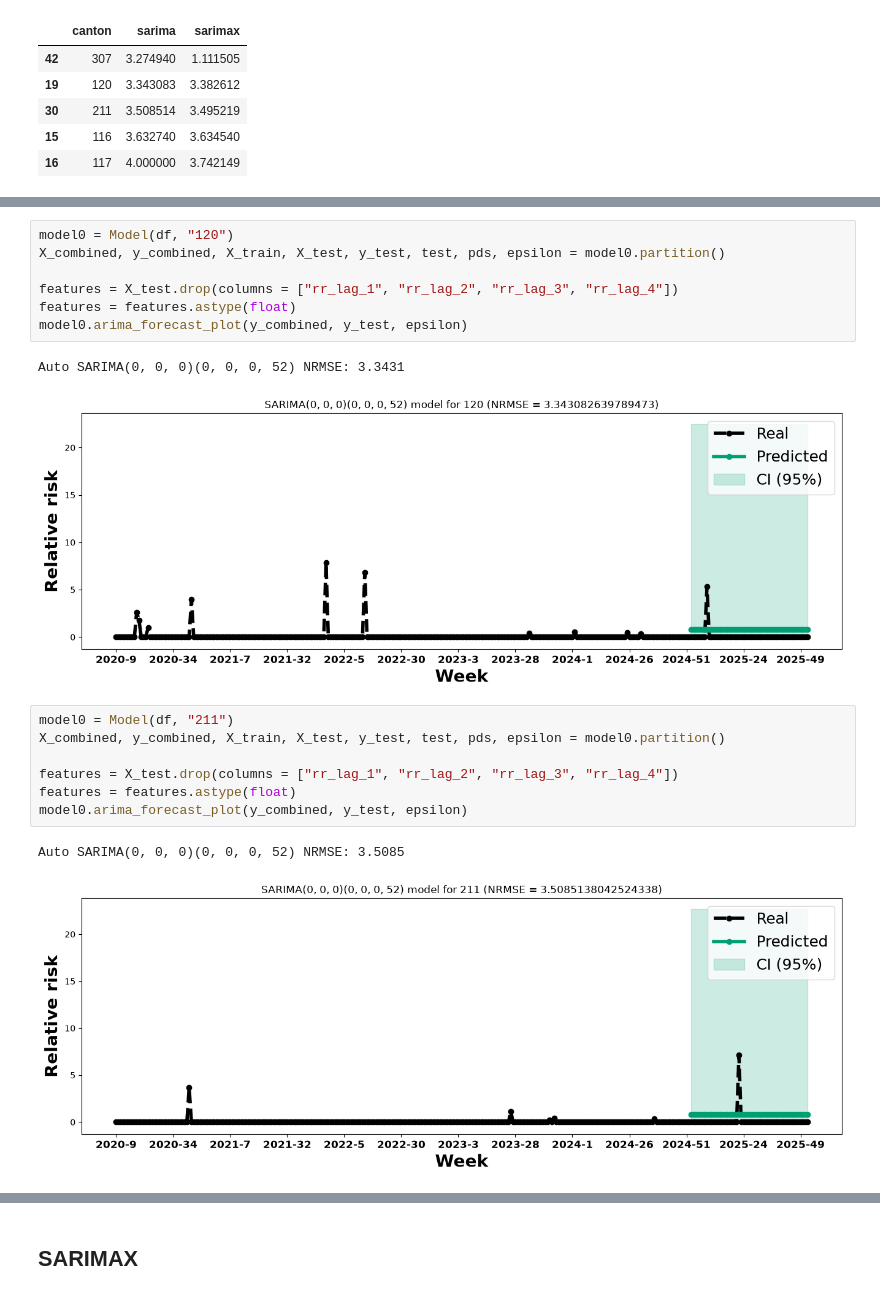
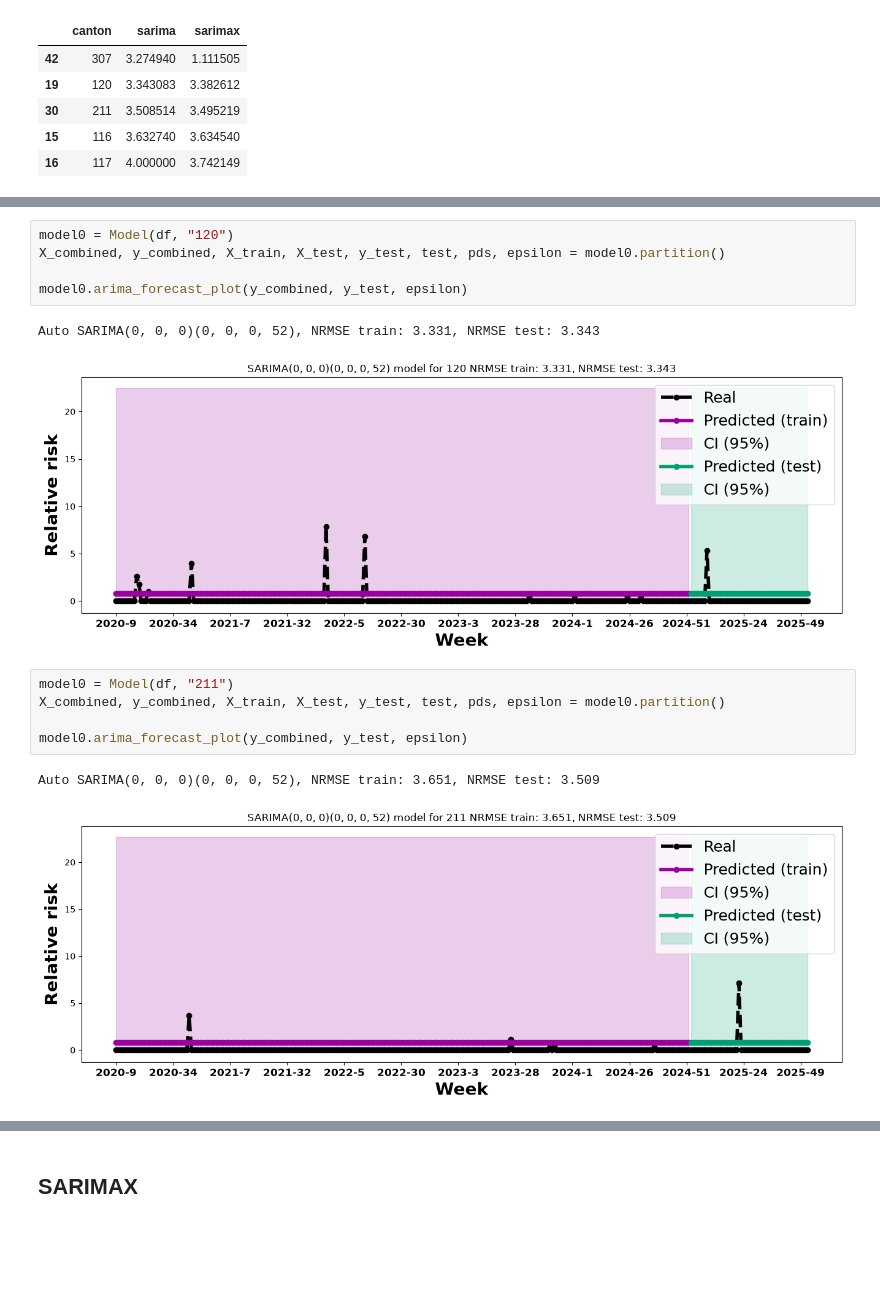
Before and after one commit to artisticlimon/dengue-recurrent-cr, a Jupyter notebook: 0_notebooks/arima_baseline.ipynb, the cells around one changed output, grey strips where cells are left out. Drawn from its saved outputs; the diff is of its cells as text; blank space fills up the shorter version.

Commit message:
chore: add forecast plots for arima models with train data forecast

```diff
--- a/0_notebooks/arima_baseline.ipynb
+++ b/0_notebooks/arima_baseline.ipynb
@@ -125,22 +137,18 @@ Auto SARIMA(0, 0, 1)(0, 0, 0, 52) NRMSE: 3.2749
 model0 = Model(df, "120")
 X_combined, y_combined, X_train, X_test, y_test, test, pds, epsilon = model0.partition()
 
-features = X_test.drop(columns = ["rr_lag_1", "rr_lag_2", "rr_lag_3", "rr_lag_4"])
-features = features.astype(float)
 model0.arima_forecast_plot(y_combined, y_test, epsilon)
 # %% [output]
-Auto SARIMA(0, 0, 0)(0, 0, 0, 52) NRMSE: 3.3431
+Auto SARIMA(0, 0, 0)(0, 0, 0, 52), NRMSE train: 3.331, NRMSE test: 3.343
-[figure, old version]
+[figure, new version]
 # %%
 model0 = Model(df, "211")
 X_combined, y_combined, X_train, X_test, y_test, test, pds, epsilon = model0.partition()
 
-features = X_test.drop(columns = ["rr_lag_1", "rr_lag_2", "rr_lag_3", "rr_lag_4"])
-features = features.astype(float)
 model0.arima_forecast_plot(y_combined, y_test, epsilon)
 # %% [output]
-Auto SARIMA(0, 0, 0)(0, 0, 0, 52) NRMSE: 3.5085
+Auto SARIMA(0, 0, 0)(0, 0, 0, 52), NRMSE train: 3.651, NRMSE test: 3.509
-[figure, old version]
+[figure, new version]
 # %%
 model0 = Model(df, "116")
 X_combined, y_combined, X_train, X_test, y_test, test, pds, epsilon = model0.partition()
```
Also changed, not shown: parts of 14 cells of this notebook.
